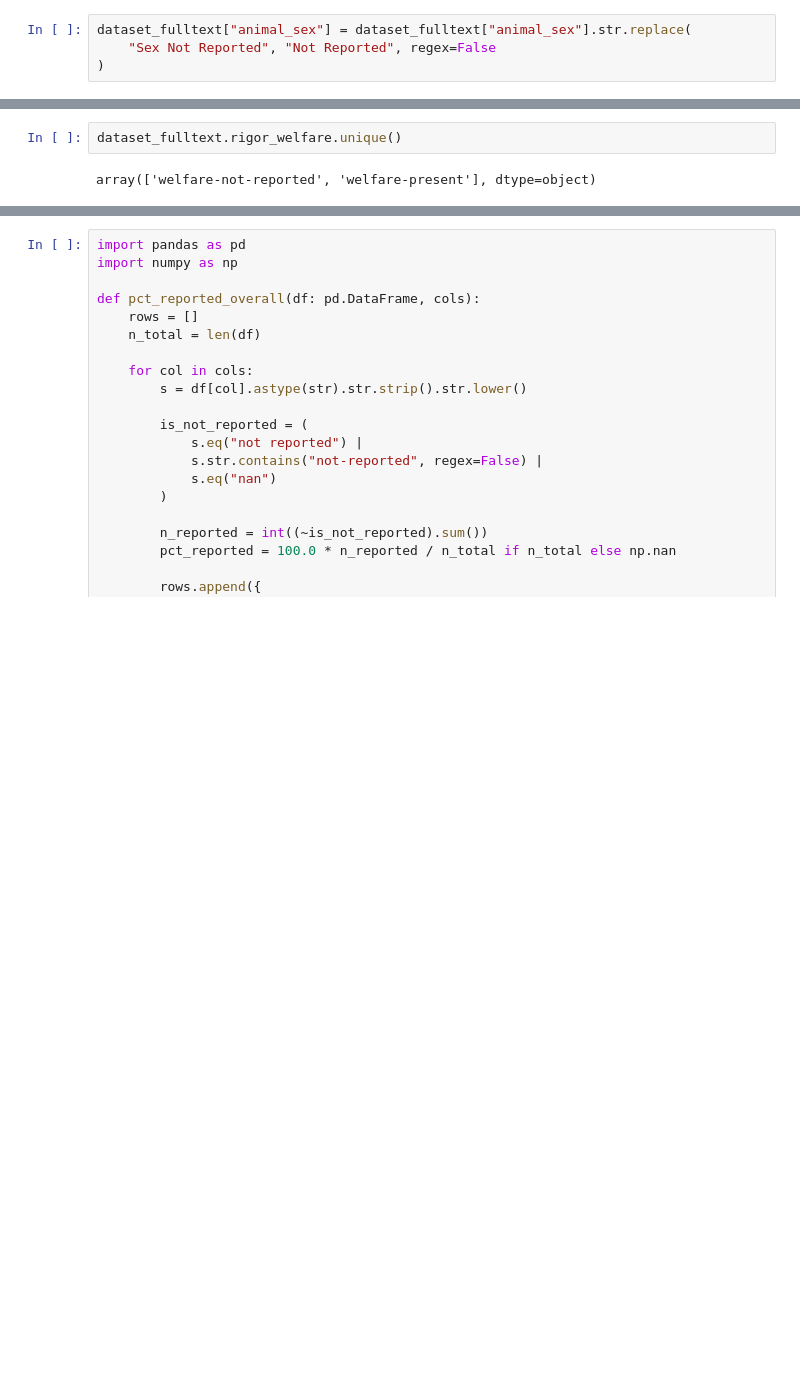
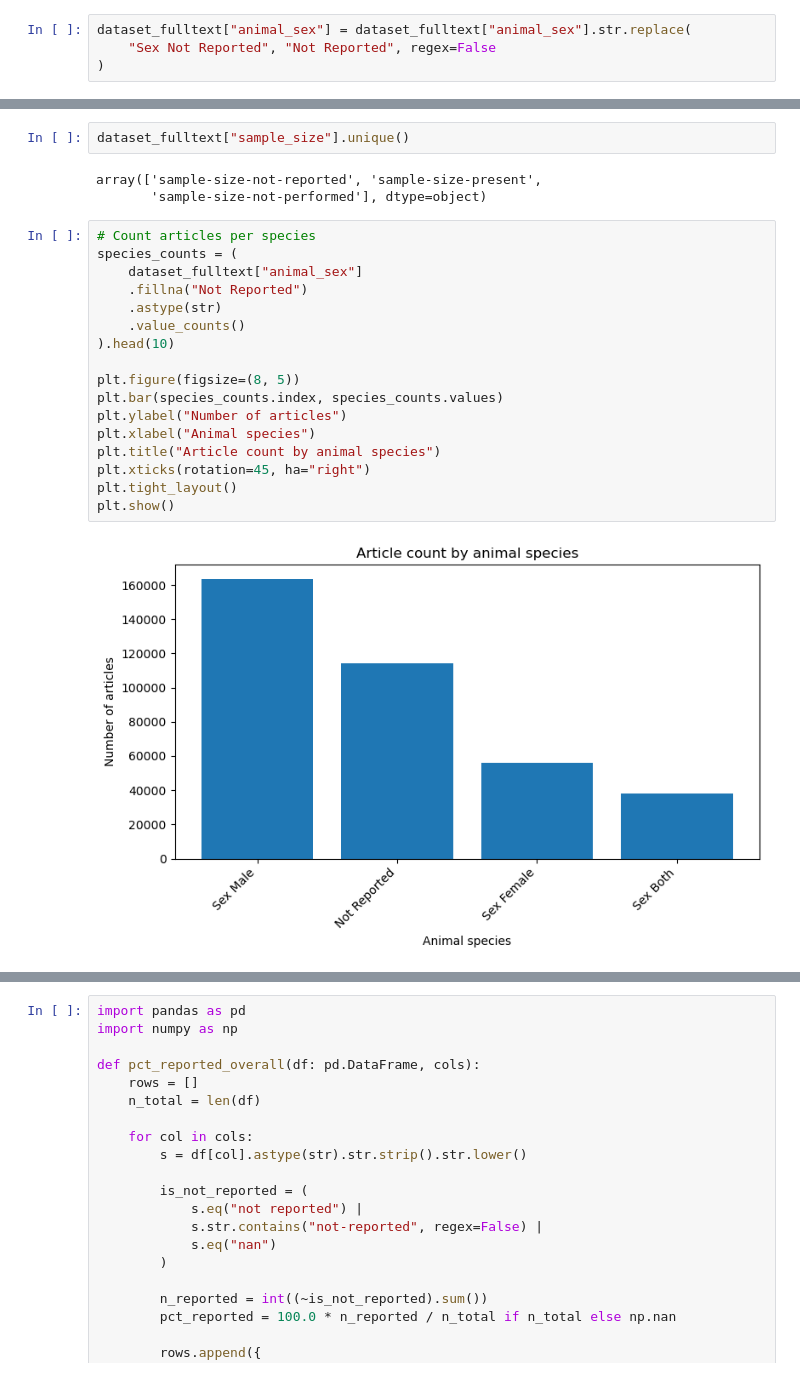
Before and after one commit to Ineichen-Group/Preclinical_DrugDisease_Translation_Pipeline, a Jupyter notebook: 09_corpus_analysis/02_Viz_Annotations_Metadata.ipynb, the cells around one changed output, grey strips where cells are left out. Saved outputs shown, nothing was run; the diff lists cells and outputs as text; blank space fills up the shorter version.

```diff
--- a/09_corpus_analysis/02_Viz_Annotations_Metadata.ipynb
+++ b/09_corpus_analysis/02_Viz_Annotations_Metadata.ipynb
@@ -60,4 +45,24 @@ dataset_fulltext.head()
-# %%
-dataset_fulltext.rigor_welfare.unique()
-# %% [output]
-array(['welfare-not-reported', 'welfare-present'], dtype=object)
+# %%
+dataset_fulltext["sample_size"].unique()
+# %% [output]
+array(['sample-size-not-reported', 'sample-size-present',
+       'sample-size-not-performed'], dtype=object)
+# %%
+# Count articles per species
+species_counts = (
+    dataset_fulltext["animal_sex"]
+    .fillna("Not Reported")
+    .astype(str)
+    .value_counts()
+).head(10)
+
+plt.figure(figsize=(8, 5))
+plt.bar(species_counts.index, species_counts.values)
+plt.ylabel("Number of articles")
+plt.xlabel("Animal species")
+plt.title("Article count by animal species")
+plt.xticks(rotation=45, ha="right")
+plt.tight_layout()
+plt.show()
+# %% [output]
+[figure, added]
```
Also changed, not shown: parts of 36 cells of this notebook.
